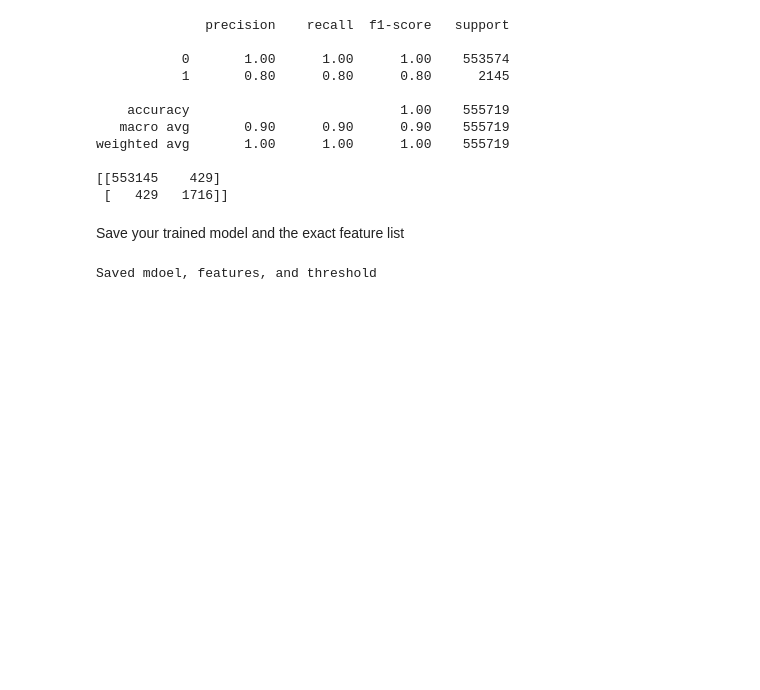
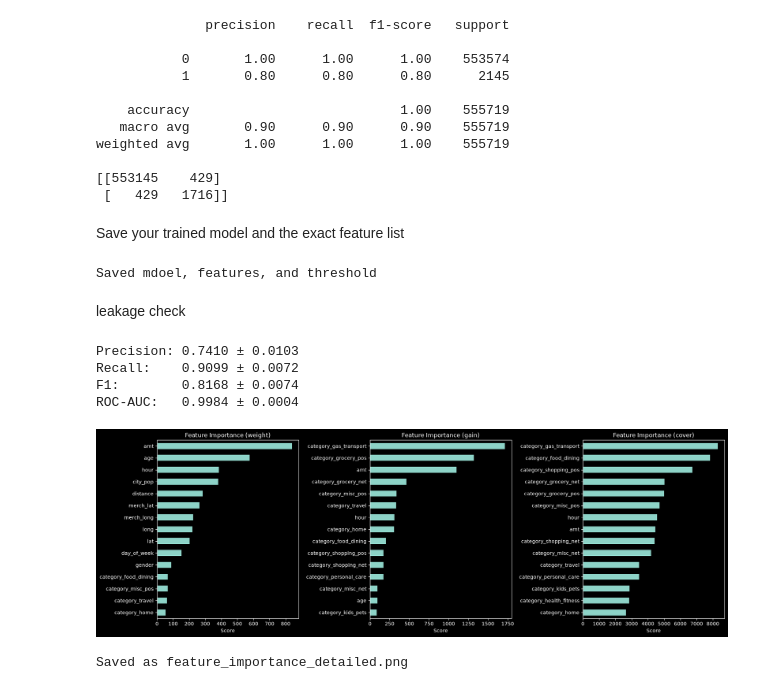
Before and after one commit to rushabh-borkar/fraud-detection-ml, a Jupyter notebook: code.ipynb, the cells around one changed output. Saved outputs shown, nothing was run; the diff lists cells and outputs as text; code cells hidden in the pictures; blank space fills up the shorter version.

Commit message:
Add k-fold CV, leakage check, feature importance analysis, risk tiers in API

```diff
--- a/code.ipynb
+++ b/code.ipynb
@@ -697,3 +671,73 @@ joblib.dump(0.730, 'threshold.pkl')
 print("Saved mdoel, features, and threshold")
 # %% [output]
 Saved mdoel, features, and threshold
+# %% [markdown]
+leakage check
+# %%
+from sklearn.model_selection import StratifiedKFold, cross_validate
+from xgboost import XGBClassifier
+import numpy as np
+
+xgb_cv = XGBClassifier(
+    n_estimators=100,
+    max_depth=6,
+    scale_pos_weight=15,
+    random_state=42,
+    n_jobs=-1,
+    eval_metric='logloss'
+)
+
+cv = StratifiedKFold(n_splits=5, shuffle=True, random_state=42)
+
+scores = cross_validate(
+    xgb_cv, X_train, y_train,
+    cv=cv,
+    scoring=['precision', 'recall', 'f1', 'roc_auc'],
+    n_jobs=-1
+)
+
+print(f"Precision: {scores['test_precision'].mean():.4f} ± {scores['test_precision'].std():.4f}")
+print(f"Recall:    {scores['test_recall'].mean():.4f} ± {scores['test_recall'].std():.4f}")
+print(f"F1:        {scores['test_f1'].mean():.4f} ± {scores['test_f1'].std():.4f}")
+print(f"ROC-AUC:   {scores['test_roc_auc'].mean():.4f} ± {scores['test_roc_auc'].std():.4f}")
+# %% [output]
+Precision: 0.7410 ± 0.0103
+Recall:    0.9099 ± 0.0072
+F1:        0.8168 ± 0.0074
+ROC-AUC:   0.9984 ± 0.0004
+# %%
+import matplotlib.pyplot as plt
+import pandas as pd
+from xgboost import XGBClassifier
+
+# Train final model
+final_model = XGBClassifier(
+    n_estimators=100,
+    max_depth=6,
+    scale_pos_weight=15,
+    random_state=42,
+    n_jobs=-1,
+    eval_metric='logloss'
+)
+final_model.fit(X_train, y_train)
+
+# Feature importance 3 ways - gain is most SHAP-like
+importance_types = ['weight', 'gain', 'cover']
+fig, axes = plt.subplots(1, 3, figsize=(18, 6))
+
+for ax, imp_type in zip(axes, importance_types):
+    importances = pd.Series(
+        final_model.get_booster().get_score(importance_type=imp_type),
+        name=imp_type
+    ).sort_values(ascending=True).tail(15)
+    importances.plot(kind='barh', ax=ax)
+    ax.set_title(f'Feature Importance ({imp_type})')
+    ax.set_xlabel('Score')
+
+plt.tight_layout()
+plt.savefig('feature_importance_detailed.png', dpi=150, bbox_inches='tight')
+plt.show()
+print("Saved as feature_importance_detailed.png")
+# %% [output]
+[figure, added]
+Saved as feature_importance_detailed.png
```
Also changed, not shown: parts of 14 cells of this notebook, 2 other files.
